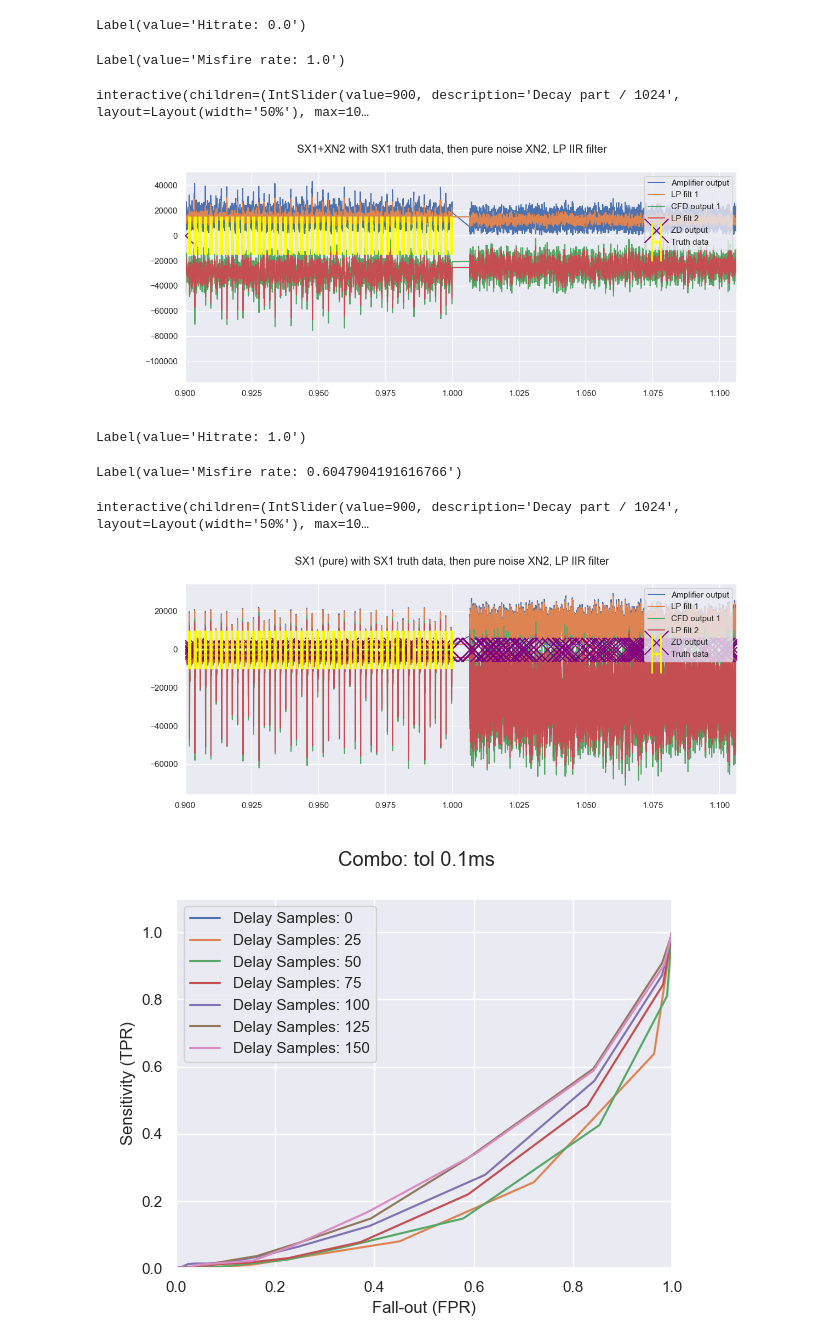
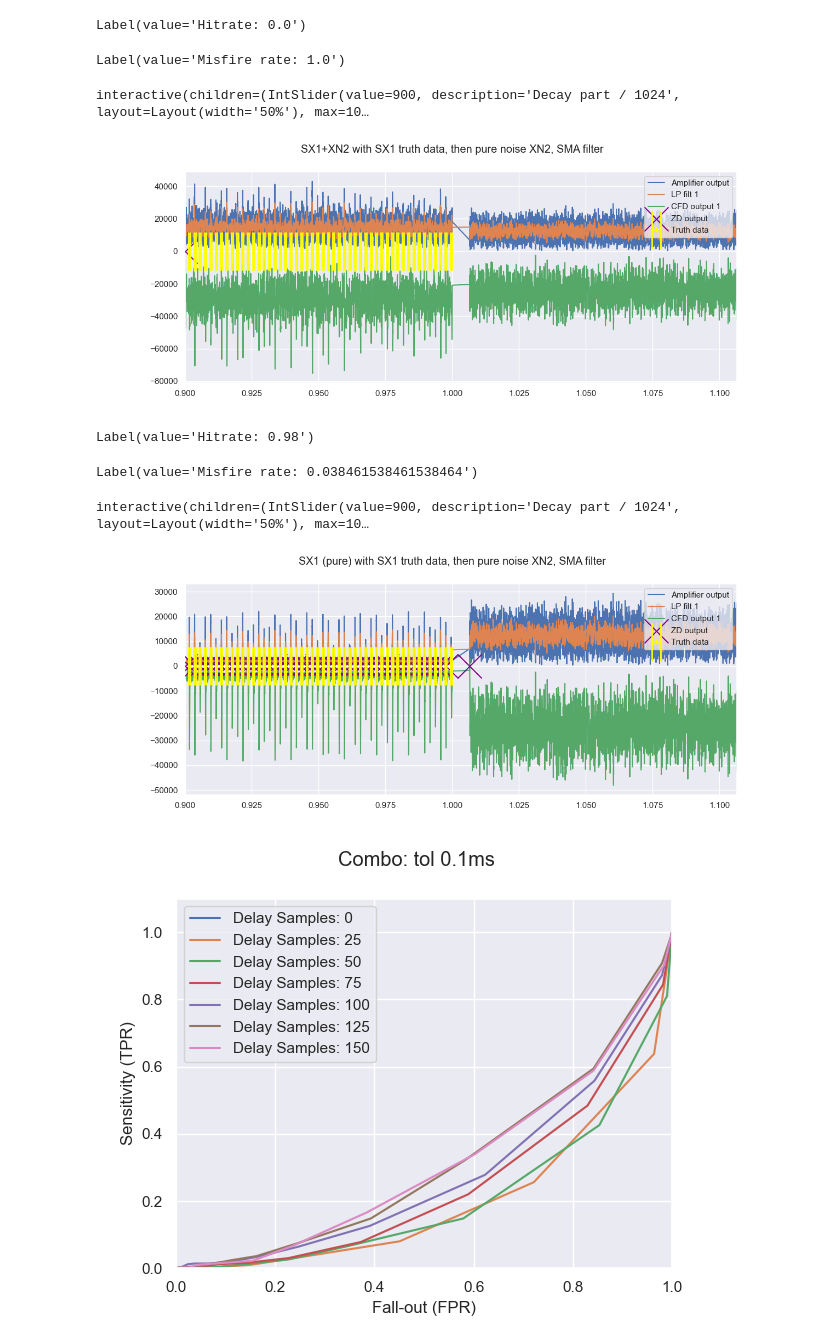
Before and after one commit to roysiu-gh/qtnm-trigger-cfd, a Jupyter notebook: analysis/roc_plot.ipynb, the cells around one changed output. Drawn from its saved outputs; the diff is of its cells as text; code cells hidden in the pictures.

Commit message:
Rename vary_filta_roc_data's, Fix varied SMA ROC plot func. Add SMA vary_roc_data.

```diff
--- a/analysis/roc_plot.ipynb
+++ b/analysis/roc_plot.ipynb
@@ -55,9 +55,9 @@ sigdat_pure_image = InteractiveTrigger(
         time,
         signal,
         truth_data = truth_data,
-        # filter_alg = sma_convolve_extracted,
-        # title = "SX1 (pure) with SX1 truth data, then pure noise XN2, SMA filter",
-        title = "SX1 (pure) with SX1 truth data, then pure noise XN2, LP IIR filter",
+        filter= sma_convolve_extracted,
+        title = "SX1 (pure) with SX1 truth data, then pure noise XN2, SMA filter",
+        # title = "SX1 (pure) with SX1 truth data, then pure noise XN2, LP IIR filter",
         tolerance = 300e-6,
         slice_start = 900_000,
         slice_end = 1_100_000,
@@ -75,9 +75,9 @@ sigdat_combo_image = InteractiveTrigger(
         time,
         signal,
         truth_data = truth_data,
-        # filter_alg = sma_convolve_extracted,
-        # title = "SX1+XN2 with SX1 truth data, then pure noise XN2, SMA filter",
-        title = "SX1+XN2 with SX1 truth data, then pure noise XN2, LP IIR filter",
+        filter = sma_convolve_extracted,
+        title = "SX1+XN2 with SX1 truth data, then pure noise XN2, SMA filter",
+        # title = "SX1+XN2 with SX1 truth data, then pure noise XN2, LP IIR filter",
         tolerance = 300e-6,
         slice_start = 900_000,
         slice_end = 1_100_000,
@@ -87,20 +87,19 @@ sigdat_combo_image = InteractiveTrigger(
 inv_frac_vals = np.arange(0, 8, 0.5)
 delay_samples_vals = np.arange(0, 150 + 25, 25)
 # %%
-sigdat_combo_image.filter = sma_convolve_extracted
 sigdat_combo_image.show()
 # %% [output]
 Label(value='Hitrate: 0.0')
 Label(value='Misfire rate: 1.0')
 interactive(children=(IntSlider(value=900, description='Decay part / 1024', layout=Layout(width='50%'), max=10…
-[figure, old version]
+[figure, new version]
 # %%
 sigdat_pure_image.show()
 # %% [output]
-Label(value='Hitrate: 1.0')
+Label(value='Hitrate: 0.98')
-Label(value='Misfire rate: 0.6047904191616766')
+Label(value='Misfire rate: 0.038461538461538464')
 interactive(children=(IntSlider(value=900, description='Decay part / 1024', layout=Layout(width='50%'), max=10…
-[figure, old version]
+[figure, new version]
 # %%
 # inv_frac_vals2 = np.arange(1, 7, 1)
 # delay_samples_vals2 = np.arange(50, 250, 50)
```
Also changed, not shown: parts of 12 cells of this notebook, 4 other files.
